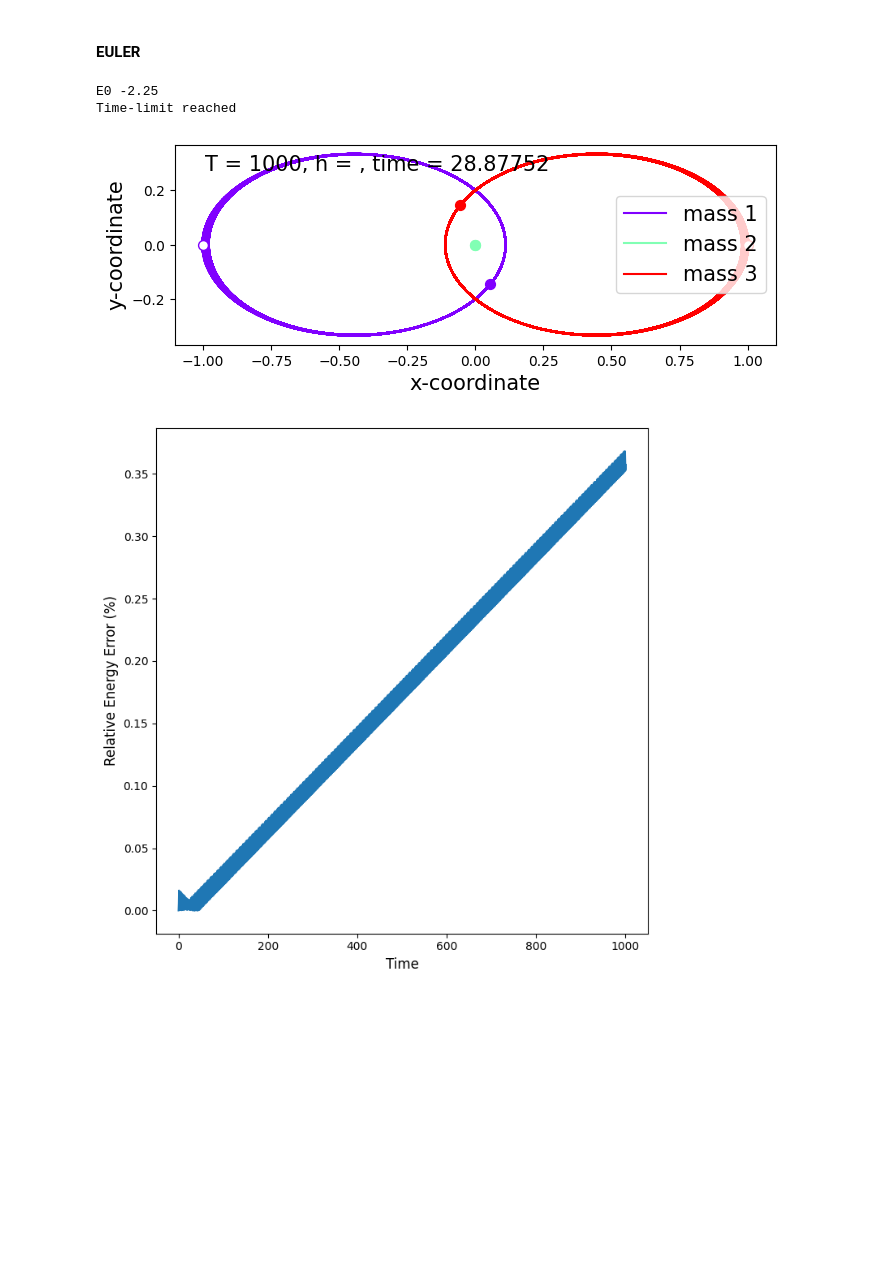
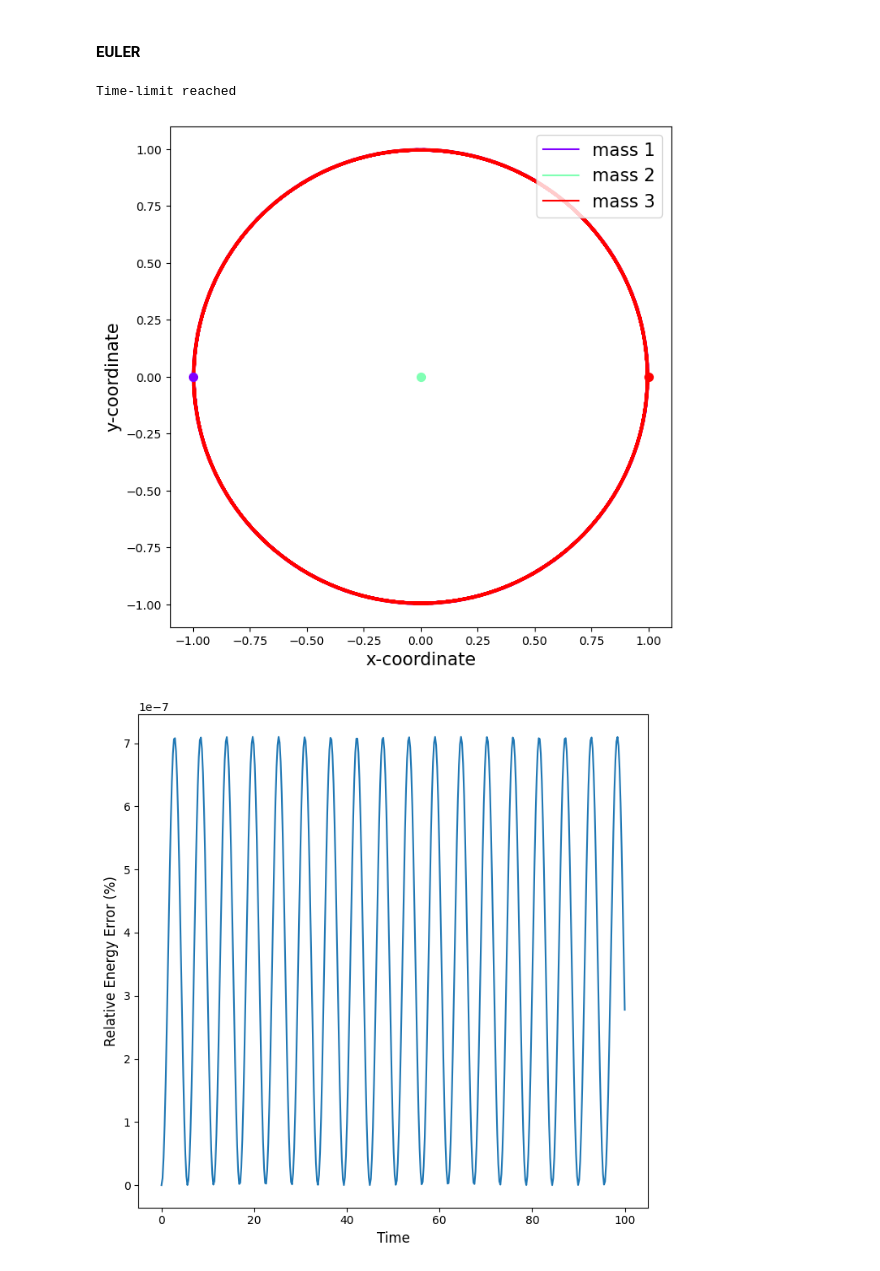
Before and after one commit to williamjones7/Dissertation, a Jupyter notebook: 3 Body Orbits.ipynb, the cells around one changed output. Drawn from its saved outputs; the diff is of its cells as text; code cells hidden in the pictures; blank space fills up the shorter version.

```diff
--- a/3 Body Orbits.ipynb
+++ b/3 Body Orbits.ipynb
@@ -166,27 +163,28 @@ m2 = 1
 m3 = 1
 
 # position
-r1 = np.array([0,0.0,0.0], dtype="float64")
-r2 = np.array([1,0.0,0.0], dtype="float64")
-r3 = np.array([2,0.0,0.0], dtype="float64")
+r1 = np.array([-1,0.0,0.0], dtype="float64")
+r2 = np.array([0,0.0,0.0], dtype="float64")
+r3 = np.array([1,0.0,0.0], dtype="float64")
 
+w = np.sqrt(1.25)
 # velocity
-v1 = np.array([0,0.5,0], dtype="float64")
-v2 = np.array([0,0,0], dtype="float64")
-v3 = np.array([0,-0.5,0], dtype="float64")
+v1 = w* np.array([0,-1,0], dtype="float64")
+v2 = w* np.array([0,0,0], dtype="float64")
+v3 = w* np.array([0,1,0], dtype="float64")
 
 # create initial vectors
 r0s = np.array([r1,r2,r3])
 v0s = np.array([v1,v2,v3])
 masses = np.array([m1, m2, m3])
 # %%
-traj, ke_traj, pe_traj = solver(T, 0.2, hlim, r0s, v0s, G, masses)
+traj = solver(100, 0.25, hlim, r0s, v0s, G, masses)
 # %% [output]
-E0 -2.25
 Time-limit reached
 # %%
-PlotOrbits(traj, '', T, '', masses)
+PlotOrbits(traj)
 PlotEnergy(traj)
+PlotAngularMomentum(traj)
 # %% [output]
-[figure, old version]
+[figure, new version]
-[figure, old version]
+[figure, new version]
```
Also changed, not shown: parts of 11 cells of this notebook, 5 other files.
